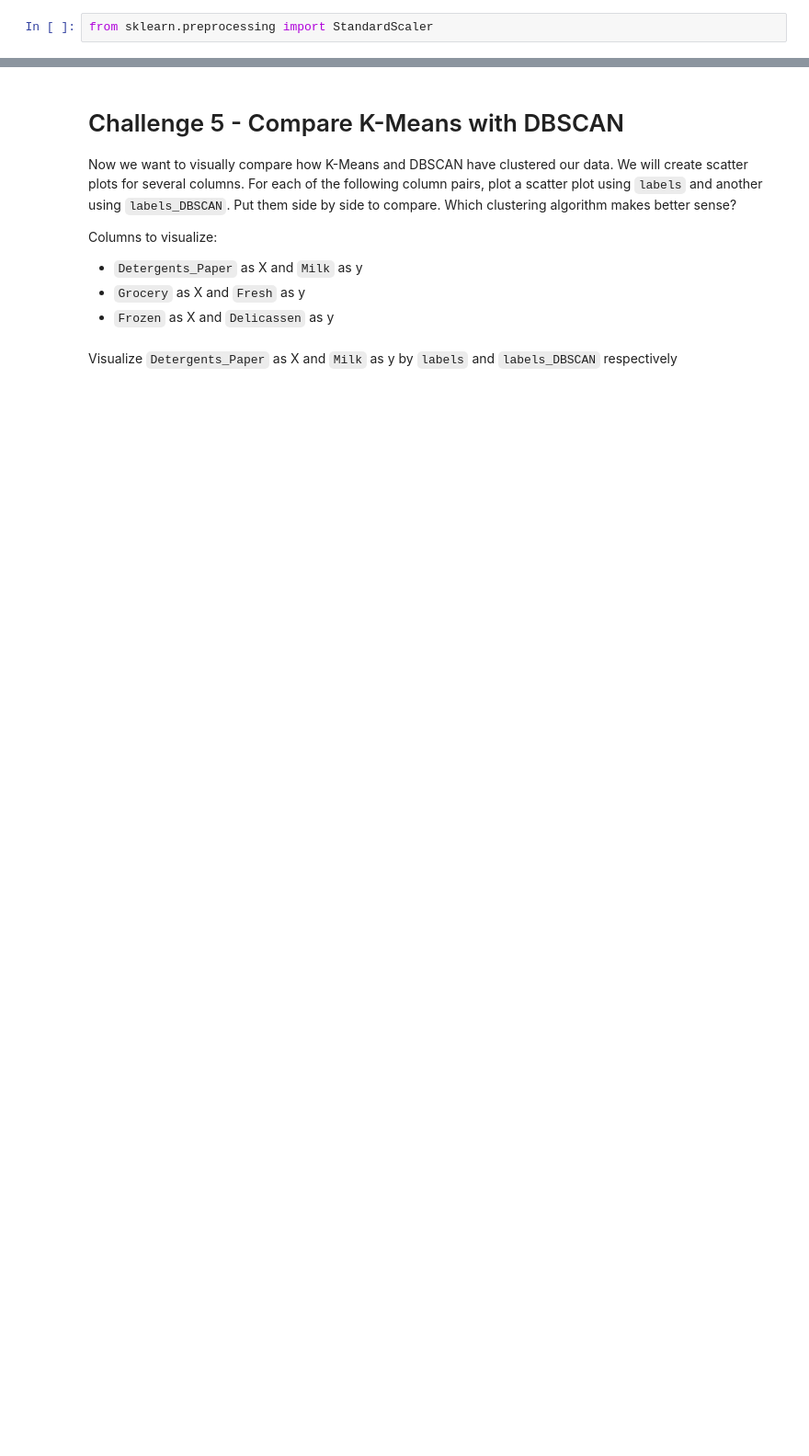
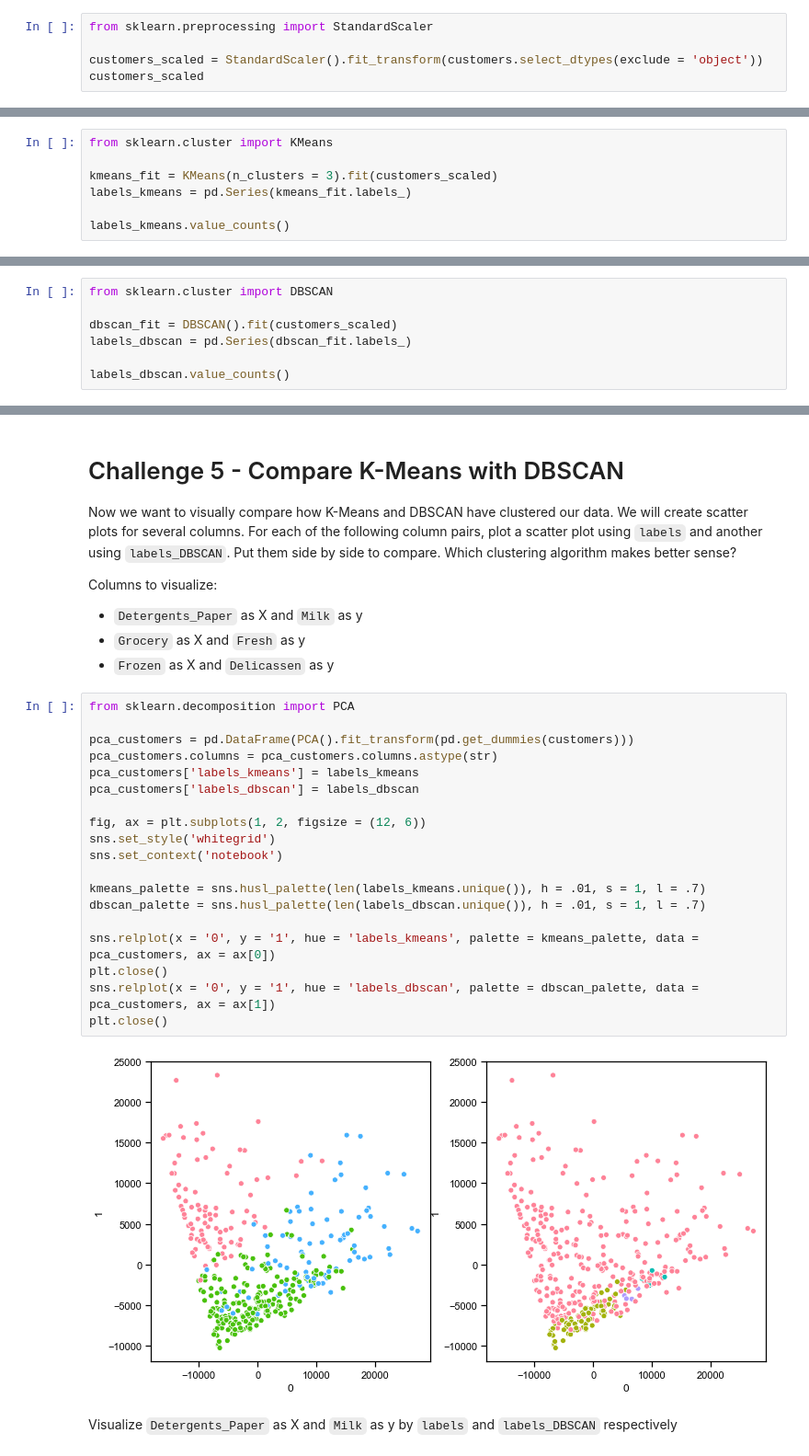
Before and after one commit to rjbarrantes/datamia0819, a Jupyter notebook: module-3/lab-unsupervised-learning/your-code/main.ipynb, the cells around one changed output, grey strips where cells are left out. Shown at 92% size. Drawn from its saved outputs; the diff is of its cells as text; blank space fills up the shorter version.

```diff
--- a/module-3/lab-unsupervised-learning/your-code/main.ipynb
+++ b/module-3/lab-unsupervised-learning/your-code/main.ipynb
@@ -189,3 +202,6 @@ Diverse value ranges in different features could cause issues in our clustering.
 *After scaling your data, assign the transformed data to a new variable `customers_scale`.*
 # %%
 from sklearn.preprocessing import StandardScaler
+
+customers_scaled = StandardScaler().fit_transform(customers.select_dtypes(exclude = 'object'))
+customers_scaled
@@ -201,0 +228,7 @@ Count the values in `labels`.
+# %%
+from sklearn.cluster import KMeans
+
+kmeans_fit = KMeans(n_clusters = 3).fit(customers_scaled)
+labels_kmeans = pd.Series(kmeans_fit.labels_)
+
+labels_kmeans.value_counts()
@@ -211,0 +246,7 @@ Count the values in `labels_DBSCAN`.
+# %%
+from sklearn.cluster import DBSCAN
+
+dbscan_fit = DBSCAN().fit(customers_scaled)
+labels_dbscan = pd.Series(dbscan_fit.labels_)
+
+labels_dbscan.value_counts()
@@ -219,5 +266,26 @@ Columns to visualize:
 * `Detergents_Paper` as X and `Milk` as y
 * `Grocery` as X and `Fresh` as y
 * `Frozen` as X and `Delicassen` as y
+# %%
+from sklearn.decomposition import PCA
+
+pca_customers = pd.DataFrame(PCA().fit_transform(pd.get_dummies(customers)))
+pca_customers.columns = pca_customers.columns.astype(str)
+pca_customers['labels_kmeans'] = labels_kmeans
+pca_customers['labels_dbscan'] = labels_dbscan
+
+fig, ax = plt.subplots(1, 2, figsize = (12, 6))
+sns.set_style('whitegrid')
+sns.set_context('notebook')
+
+kmeans_palette = sns.husl_palette(len(labels_kmeans.unique()), h = .01, s = 1, l = .7)
+dbscan_palette = sns.husl_palette(len(labels_dbscan.unique()), h = .01, s = 1, l = .7)
+
+sns.relplot(x = '0', y = '1', hue = 'labels_kmeans', palette = kmeans_palette, data = pca_customers, ax = ax[0])
+plt.close()
+sns.relplot(x = '0', y = '1', hue = 'labels_dbscan', palette = dbscan_palette, data = pca_customers, ax = ax[1])
+plt.close()
+# %% [output]
+[figure, added]
 # %% [markdown]
 Visualize `Detergents_Paper` as X and `Milk` as y by `labels` and `labels_DBSCAN` respectively
```
Also changed, not shown: parts of 36 cells of this notebook, 7 other files.
